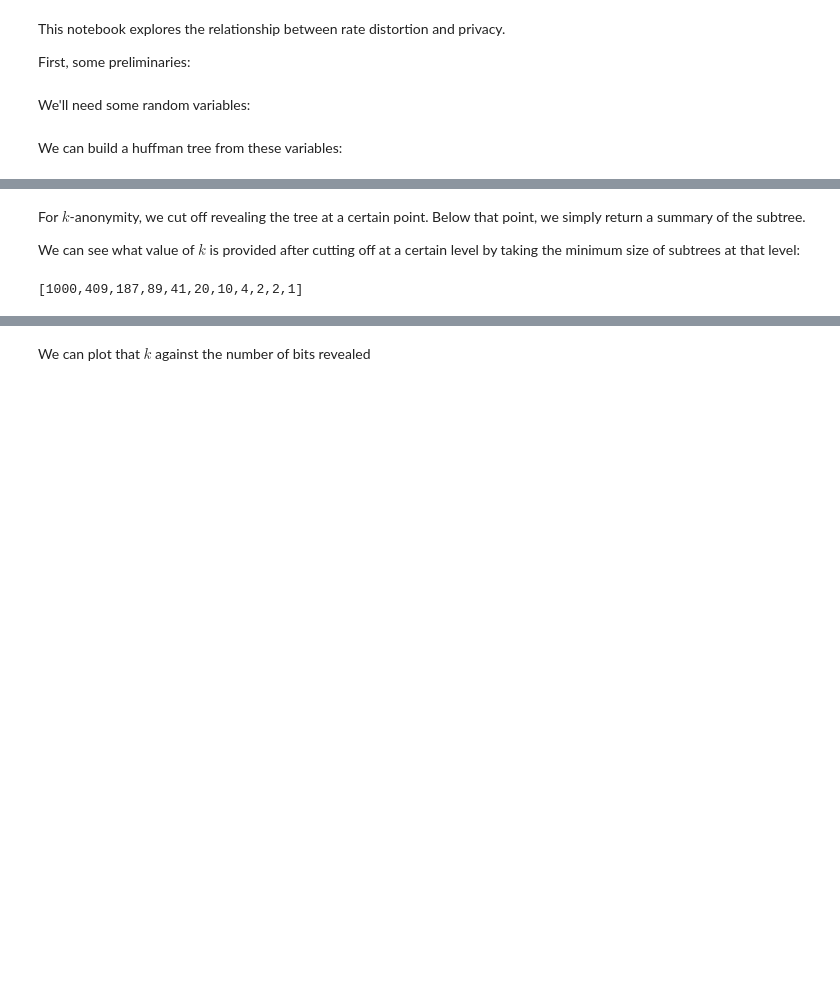
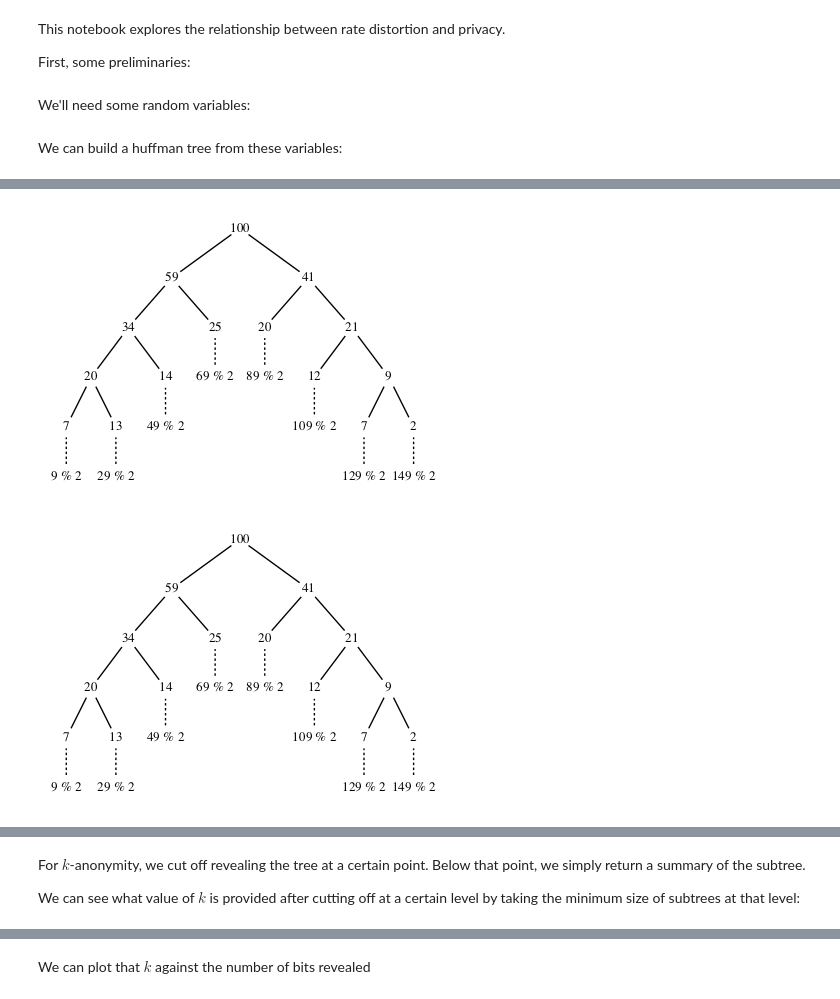
Before and after one commit to oisdk/IHaskell, a Jupyter notebook: notebooks/Rate Distortion.ipynb, the cells around one changed output, grey strips where cells are left out. Drawn from its saved outputs; the diff is of its cells as text; code cells hidden in the pictures; blank space fills up the shorter version.

Commit message:
rate distortion

```diff
--- a/notebooks/Rate Distortion.ipynb
+++ b/notebooks/Rate Distortion.ipynb
@@ -96,0 +21,72 @@ Node {measure = 100, lchild = Node {measure = 59, lchild = Node {measure = 34, l
+# %%
+import Algebra.Information.Huffman
+import Algebra.Information.Tree
+import qualified Data.List.NonEmpty as NonEmpty
+import Data.Functor.Contravariant
+import Data.Bifunctor
+import Data.Monoid
+import qualified Data.Map.Strict as Map
+import Algebra.Information.Huffman.Alphabetic
+
+agesBot =
+     [ ( 0, 7)
+     , (10,13)
+     , (20,14)
+     , (30,25)
+     , (40,20)
+     , (50,12)
+     , (60, 7)
+     , (70, 2) ]
+
+ages :: [(Rational, Int)]
+ages = (fmap.first) (4.5+) agesBot
+
+randAges :: IO [Rational]
+randAges = (map toEnum  . concat) <$> traverse (\(x,y) -> replicateM y (getStdRandom (randomR (x,x+9)))) agesBot
+
+:opt svg
+
+tree
+    = first getSum
+    . huffmanTree defaultComparison (const (Sum 1))
+    . NonEmpty.fromList
+
+agesTree = tree (ages >>= uncurry (flip replicate))
+alphAgesTree = alphHuffman (Map.fromList ages)
+
+alphAgesTree
+optAlphHuffman ages
+
+
+import Data.List (groupBy)
+import Algebra.Information.Histogram
+import Data.Function (on)
+import Control.Arrow hiding (first)
+import Control.Monad
+
+kdistortion k = histogramDistortion . fmap Histogram . truncateTree (>=k) (flip Map.singleton)
+
+bookend [] = []
+bookend [x] = [x]
+bookend [x,y] = [x,y]
+bookend xs = [head xs, last xs]
+
+kratedistortion tr
+    = map ((`kdistortion` tr) &&& id)
+  >>> groupBy ((==) `on` fst)
+  >=> bookend
+  >>> map (first (fromRational :: Rational -> Double))
+  $ [0 .. measure tr]
+
+
+rages <- randAges
+
+ragesi = Map.fromListWith (+) . map (flip (,) 1) $ rages
+
+
+
+mapM_ print (kratedistortion (tree rages))
+mapM_ print (kratedistortion (alphHuffman ragesi))
+# %% [output]
+[figure, added]
+[figure, added]
@@ -98,9 +131,3 @@ Node {measure = 100, lchild = Node {measure = 59, lchild = Node {measure = 34, l
 For $k$-anonymity, we cut off revealing the tree at a certain point. Below that point, we simply return a summary of the subtree.
 
 We can see what value of $k$ is provided after cutting off at a certain level by taking the minimum size of subtrees at that level:
-# %%
-import Algebra.Information.Tree
-
-rates tree
-# %% [output]
-[1000,409,187,89,41,20,10,4,2,2,1]
```
Also changed, not shown: parts of 5 cells of this notebook, 3 other files.
